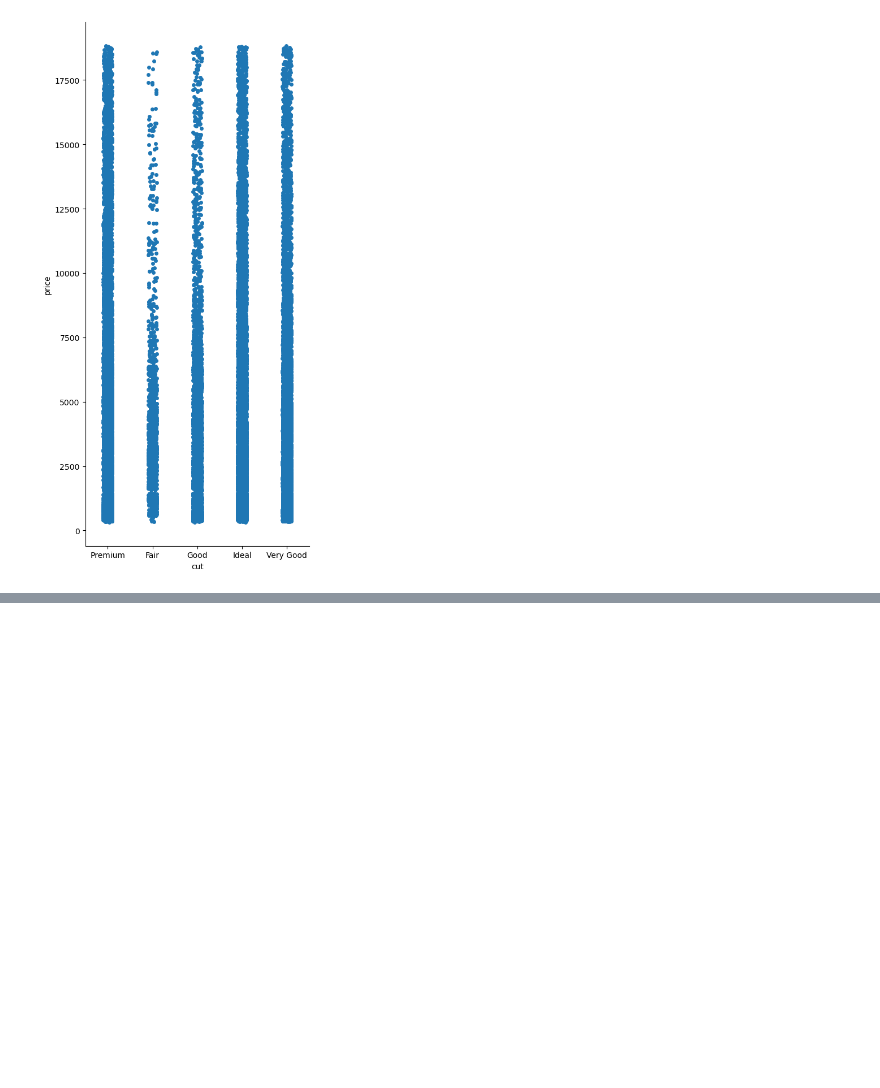
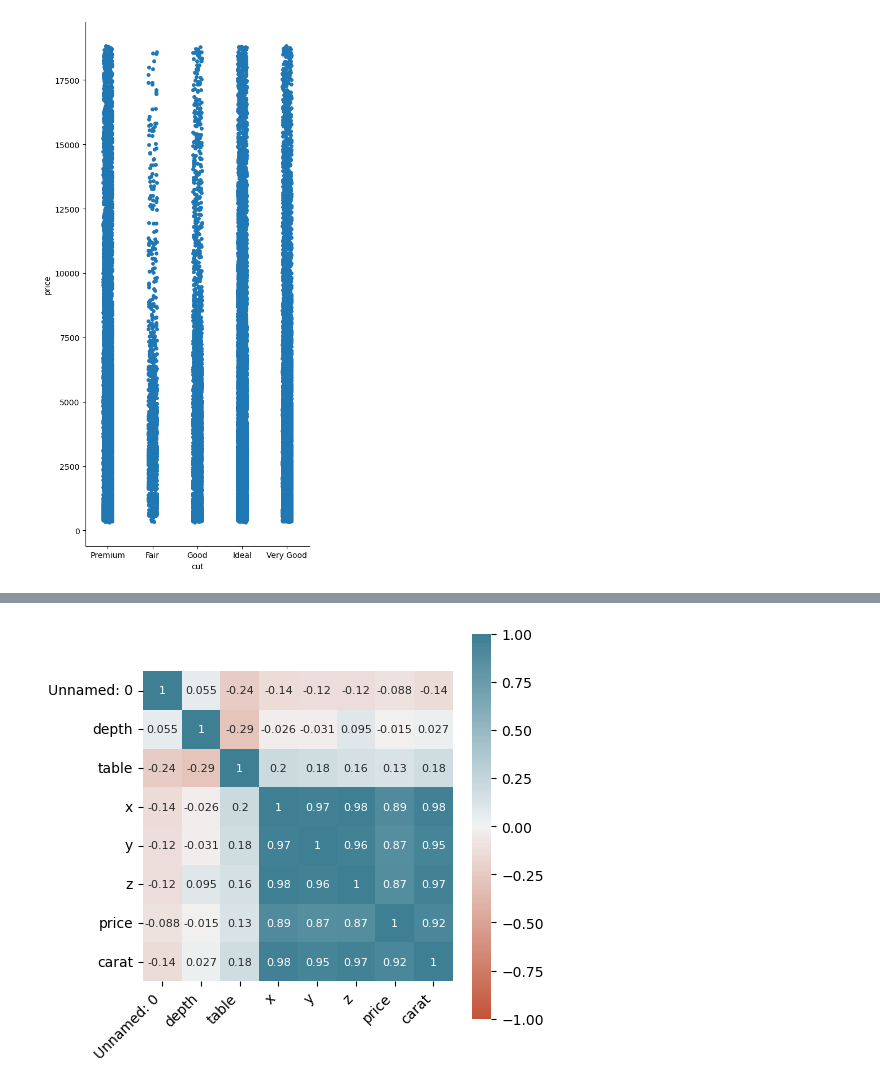
Before and after one commit to TeresaCardenosa/EDA_challenge_diamons, a Jupyter notebook: EDA_challenge.ipynb, the cells around one changed output, grey strips where cells are left out. Cells and saved outputs as stored; diff of their text form; code cells hidden in the pictures; blank space fills up the shorter version.

```diff
--- a/EDA_challenge.ipynb
+++ b/EDA_challenge.ipynb
@@ -526,0 +552,5 @@ plt.show()
+# %%
+# Matriz de correlación
+
+corr_matrix = df_catnum.corr(method='pearson')
+corr_matrix
@@ -526,0 +567,27 @@ plt.show()
+# %%
+# Heatmap matriz de correlaciones
+
+fig, ax = plt.subplots(nrows=1, ncols=1, figsize=(5, 5))
+
+sns.heatmap(
+    corr_matrix,
+    annot     = True,
+    cbar      = True,
+    annot_kws = {"size": 8},
+    vmin      = -1,
+    vmax      = 1,
+    center    = 0,
+    cmap      = sns.diverging_palette(20, 220, n=200),
+    square    = True,
+    ax        = ax
+)
+
+ax.set_xticklabels(
+    ax.get_xticklabels(),
+    rotation = 45,
+    horizontalalignment = 'right',
+)
+
+ax.tick_params(labelsize = 10)
+# %% [output]
+[figure, added]
```
Also changed, not shown: parts of 15 cells of this notebook.
